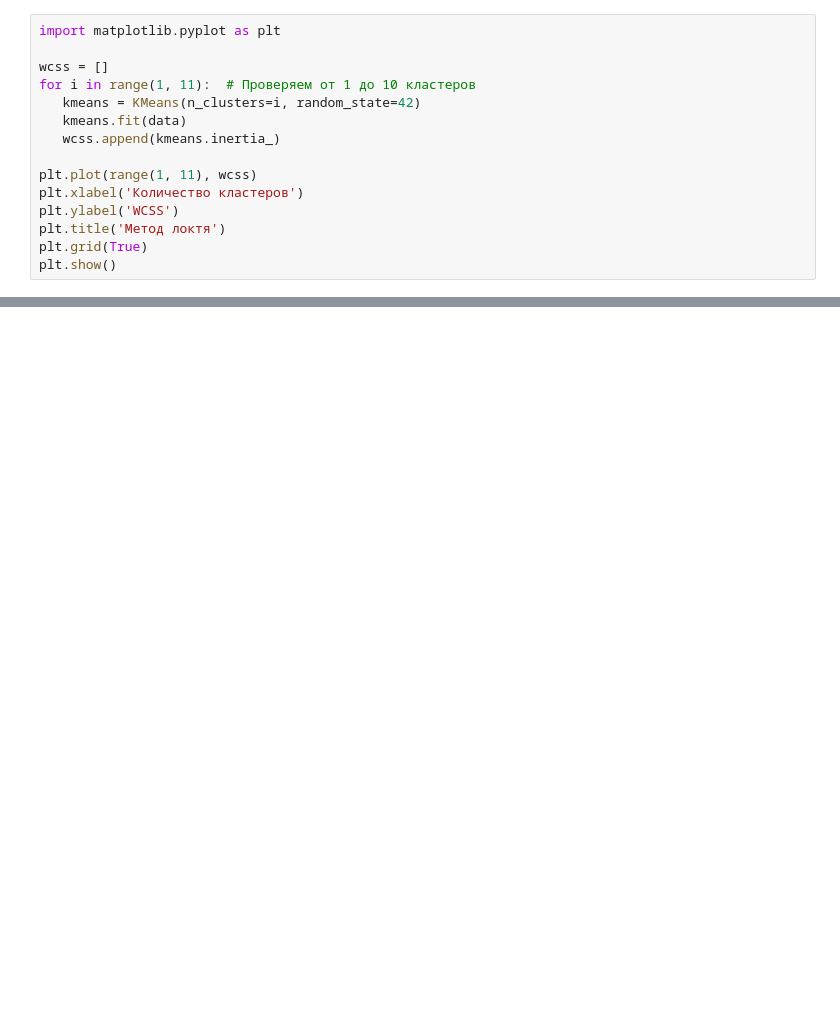
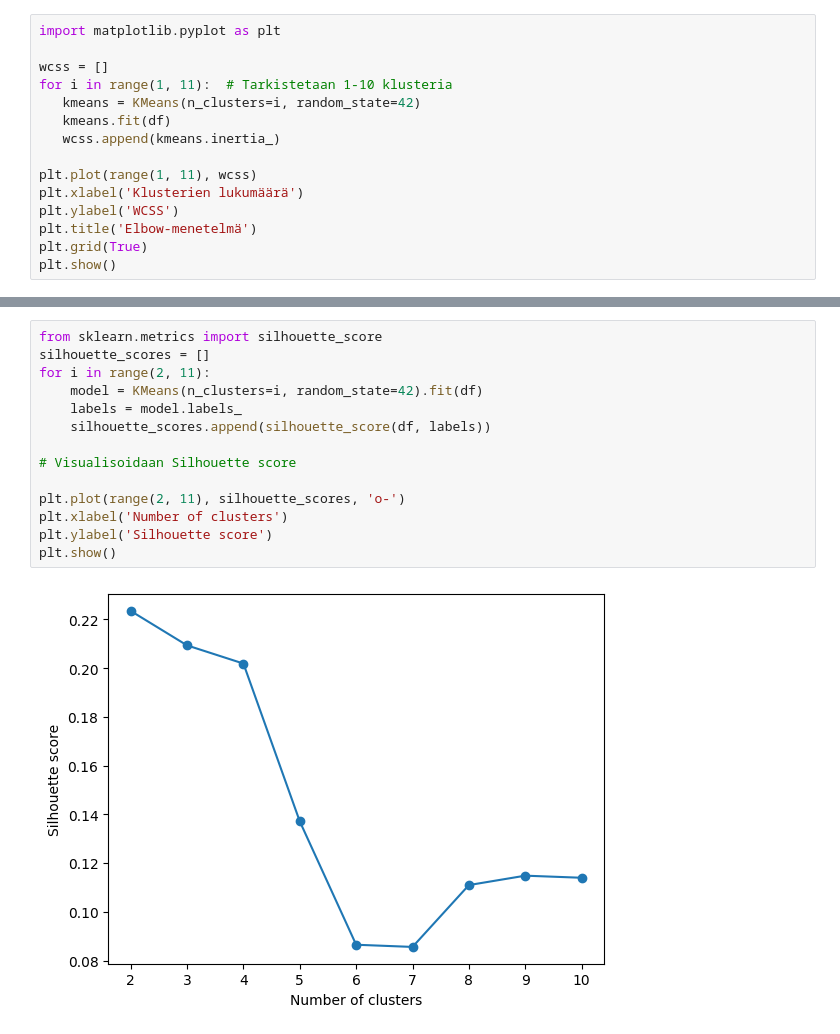
Before and after one commit to VladimirPiniazhin/Koneoppiminen, a Jupyter notebook: Harjoitustehtava.ipynb, the cells around one changed output, grey strips where cells are left out. Cells and saved outputs as stored; diff of their text form; blank space fills up the shorter version.

```diff
--- a/Harjoitustehtava.ipynb
+++ b/Harjoitustehtava.ipynb
@@ -99,15 +137,15 @@ plt.show()
 import matplotlib.pyplot as plt
 
 wcss = []
-for i in range(1, 11):  # Проверяем от 1 до 10 кластеров
+for i in range(1, 11):  # Tarkistetaan 1-10 klusteria
    kmeans = KMeans(n_clusters=i, random_state=42)
-   kmeans.fit(data)
+   kmeans.fit(df)
    wcss.append(kmeans.inertia_)
 
 plt.plot(range(1, 11), wcss)
-plt.xlabel('Количество кластеров')
+plt.xlabel('Klusterien lukumäärä')
 plt.ylabel('WCSS')
-plt.title('Метод локтя')
+plt.title('Elbow-menetelmä')
 plt.grid(True)
 plt.show()
 # %% [output]
@@ -115 +153,17 @@ plt.show()
+# %%
+from sklearn.metrics import silhouette_score
+silhouette_scores = []
+for i in range(2, 11):
+    model = KMeans(n_clusters=i, random_state=42).fit(df)
+    labels = model.labels_
+    silhouette_scores.append(silhouette_score(df, labels))
+
+# Visualisoidaan Silhouette score
+
+plt.plot(range(2, 11), silhouette_scores, 'o-')
+plt.xlabel('Number of clusters')
+plt.ylabel('Silhouette score')
+plt.show()
+# %% [output]
+[figure, added]
 # %%
```
Also changed, not shown: parts of 31 cells of this notebook.
